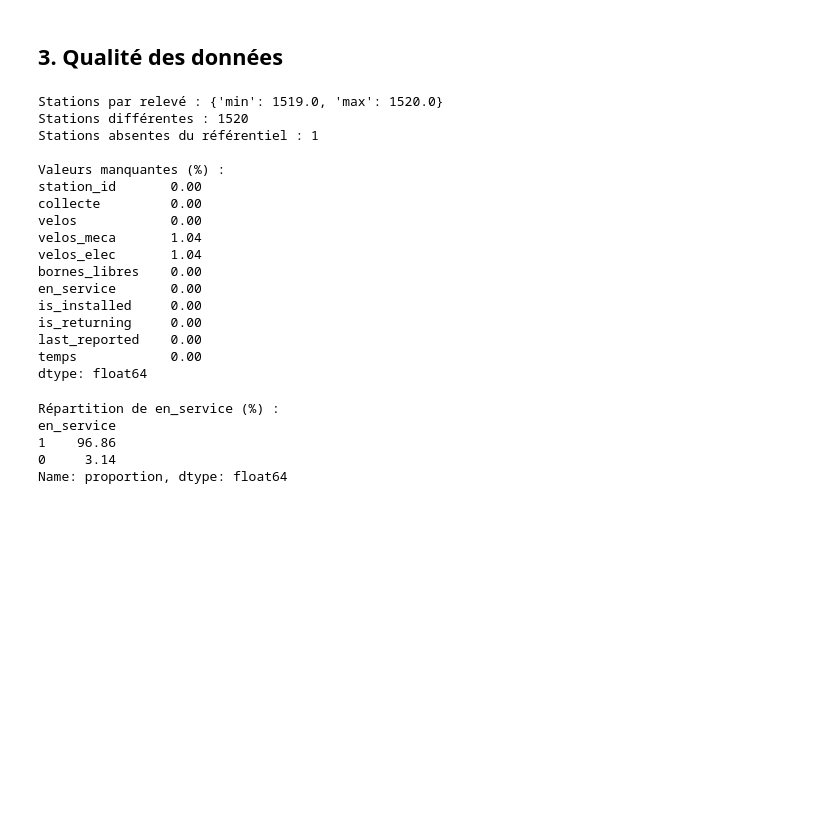
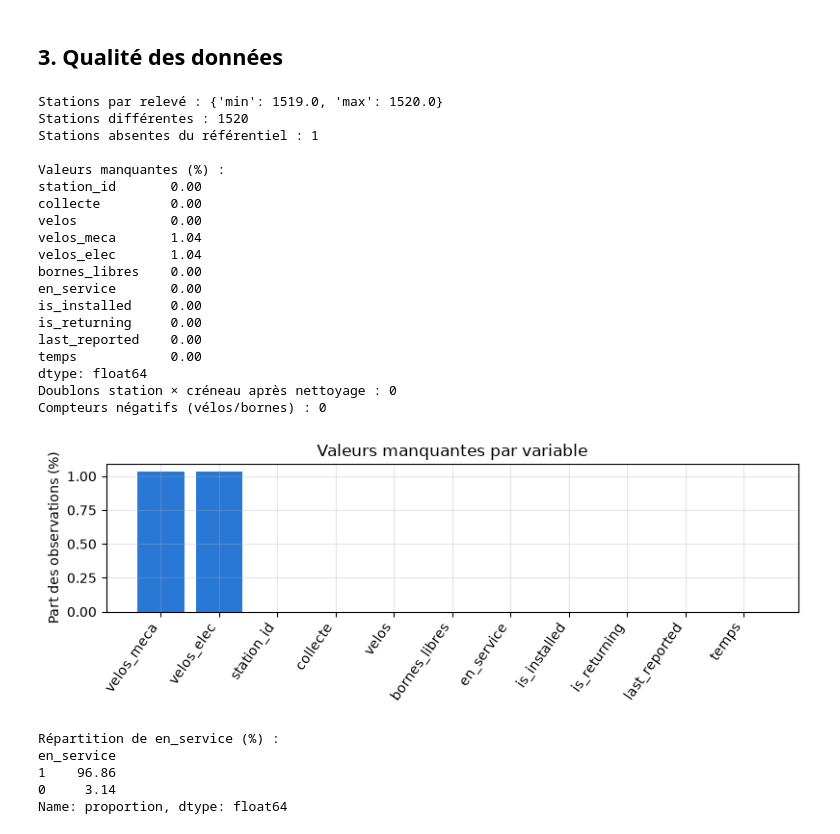
Before and after one commit to G-Akram01/velib-kit-data-science, a Jupyter notebook: notebooks/Analyse_velib_V_07_11.ipynb, the cells around one changed output. Saved outputs shown, nothing was run; the diff lists cells and outputs as text; code cells hidden in the pictures; blank space fills up the shorter version.

```diff
--- a/notebooks/Analyse_velib_V_07_11.ipynb
+++ b/notebooks/Analyse_velib_V_07_11.ipynb
@@ -194,28 +196,41 @@ plt.show()
 # %%
 print("Stations par relevé :", df.groupby("temps")["station_id"].count().describe()[["min", "max"]].to_dict())
 print("Stations différentes :", df["station_id"].nunique())
 print("Stations absentes du référentiel :", len(set(df["station_id"]) - set(ref["station_id"])))
 print()
 print("Valeurs manquantes (%) :")
 print((df.isna().mean() * 100).round(2))
+print("Doublons station × créneau après nettoyage :", int(df.duplicated(["station_id", "temps"]).sum()))
+print("Compteurs négatifs (vélos/bornes) :", int(((df["velos"] < 0) | (df["bornes_libres"] < 0)).sum()))
+taux_manquants = (df.isna().mean() * 100).sort_values(ascending=False)
+plt.figure(figsize=(8, 3))
+plt.bar(taux_manquants.index, taux_manquants.values, color=BLEU)
+plt.title("Valeurs manquantes par variable")
+plt.ylabel("Part des observations (%)")
+plt.xticks(rotation=55, ha="right")
+plt.tight_layout()
+plt.show()
 # %% [output]
 Stations par relevé : {'min': 1519.0, 'max': 1520.0}
 Stations différentes : 1520
 Stations absentes du référentiel : 1
 
 Valeurs manquantes (%) :
 station_id       0.00
 collecte         0.00
 velos            0.00
 velos_meca       1.04
 velos_elec       1.04
 bornes_libres    0.00
 en_service       0.00
 is_installed     0.00
 is_returning     0.00
 last_reported    0.00
 temps            0.00
 dtype: float64
+Doublons station × créneau après nettoyage : 0
+Compteurs négatifs (vélos/bornes) : 0
+[figure, added]
 # %%
 print("Répartition de en_service (%) :")
 print((df["en_service"].value_counts(normalize=True) * 100).round(2))
```
Also changed, not shown: parts of 7 cells of this notebook, 7 other files.
